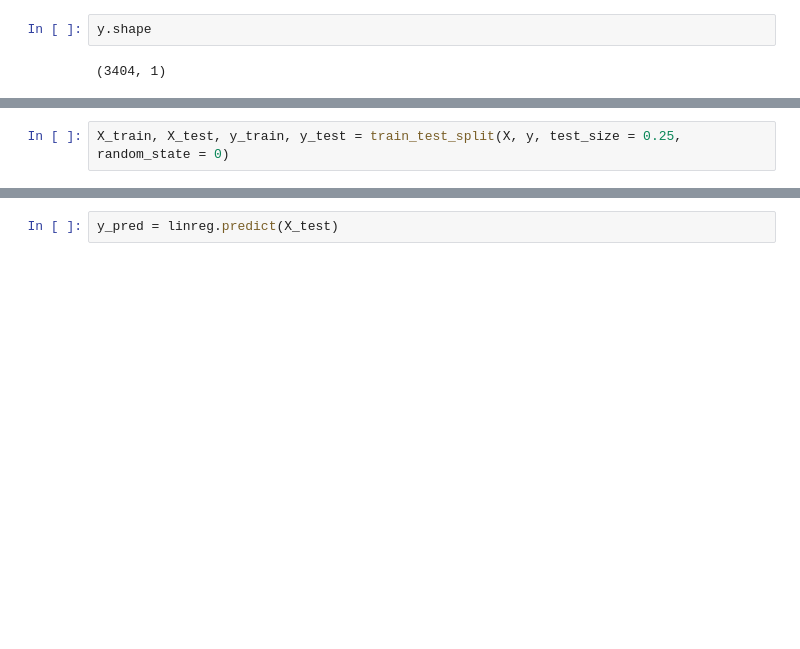
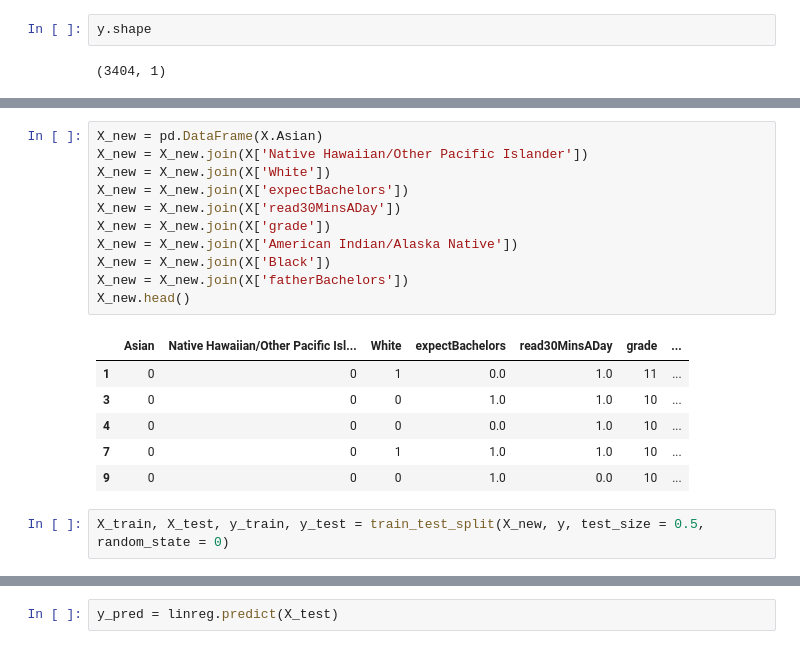
Before and after one commit to atheesh1998/Analytics-Edge, a Jupyter notebook: 2. Linear Regression/5. PISA Scores.ipynb, the cells around one changed output, grey strips where cells are left out. Drawn from its saved outputs; the diff is of its cells as text; blank space fills up the shorter version.

```diff
--- a/2. Linear Regression/5. PISA Scores.ipynb
+++ b/2. Linear Regression/5. PISA Scores.ipynb
@@ -150,5 +160,23 @@ y.shape
+# %%
+X_new = pd.DataFrame(X.Asian)
+X_new = X_new.join(X['Native Hawaiian/Other Pacific Islander'])
+X_new = X_new.join(X['White'])
+X_new = X_new.join(X['expectBachelors'])
+X_new = X_new.join(X['read30MinsADay'])
+X_new = X_new.join(X['grade'])
+X_new = X_new.join(X['American Indian/Alaska Native'])
+X_new = X_new.join(X['Black'])
+X_new = X_new.join(X['fatherBachelors'])
+X_new.head()
+# %% [output]
+|  | Asian | Native Hawaiian/Other Pacific Isl... | White | expectBachelors | read30MinsADay | grade | ... |
+| 1 | 0 | 0 | 1 | 0.0 | 1.0 | 11 | ... |
+| 3 | 0 | 0 | 0 | 1.0 | 1.0 | 10 | ... |
+| 4 | 0 | 0 | 0 | 0.0 | 1.0 | 10 | ... |
+| 7 | 0 | 0 | 1 | 1.0 | 1.0 | 10 | ... |
+| 9 | 0 | 0 | 0 | 1.0 | 0.0 | 10 | ... |
 # %%
-X_train, X_test, y_train, y_test = train_test_split(X, y, test_size = 0.25, random_state = 0)
+X_train, X_test, y_train, y_test = train_test_split(X_new, y, test_size = 0.5, random_state = 0)
 # %%
 linreg = LinearRegression()
 linreg.fit(X_train, y_train)
```
Also changed, not shown: parts of 7 cells of this notebook.
